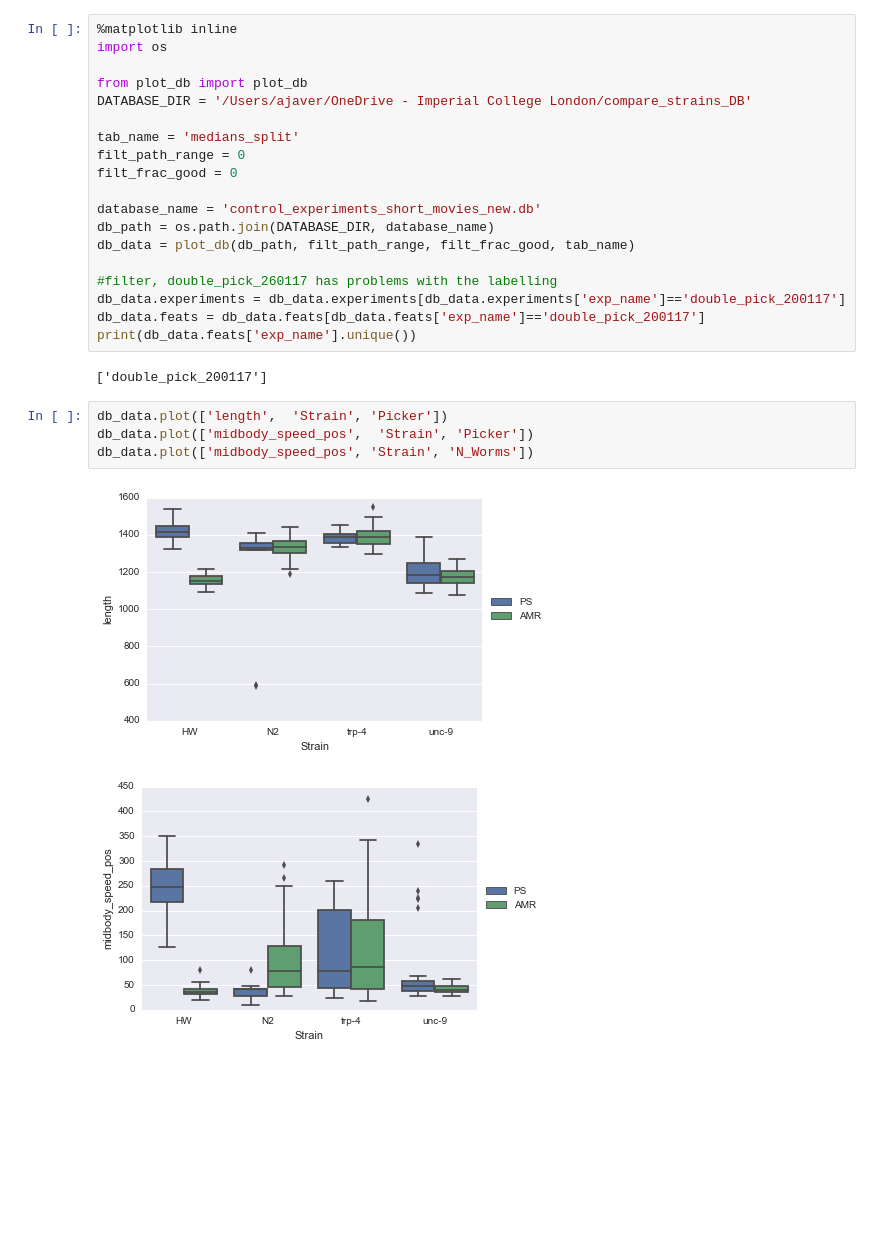
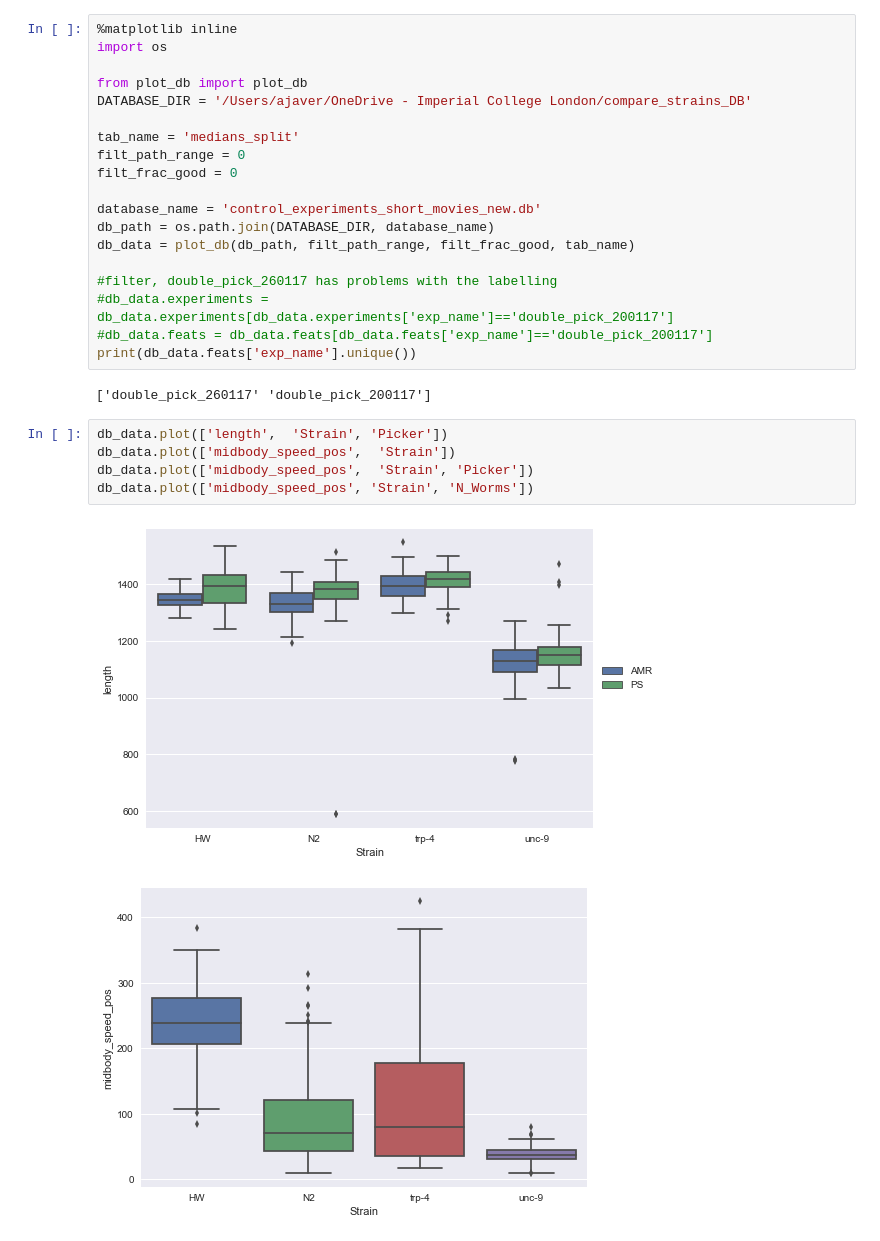
Before and after one commit to ImperialCollegeLondon/process-rig-data, a Jupyter notebook: result_plots/short_movies_new.ipynb, the cells around one changed output. Cells and saved outputs as stored; diff of their text form; blank space fills up the shorter version.

```diff
--- a/result_plots/short_movies_new.ipynb
+++ b/result_plots/short_movies_new.ipynb
@@ -14,15 +14,16 @@ db_path = os.path.join(DATABASE_DIR, database_name)
 db_data = plot_db(db_path, filt_path_range, filt_frac_good, tab_name)
 
 #filter, double_pick_260117 has problems with the labelling
-db_data.experiments = db_data.experiments[db_data.experiments['exp_name']=='double_pick_200117']
-db_data.feats = db_data.feats[db_data.feats['exp_name']=='double_pick_200117']
+#db_data.experiments = db_data.experiments[db_data.experiments['exp_name']=='double_pick_200117']
+#db_data.feats = db_data.feats[db_data.feats['exp_name']=='double_pick_200117']
 print(db_data.feats['exp_name'].unique())
 # %% [output]
-['double_pick_200117']
+['double_pick_260117' 'double_pick_200117']
 # %%
 db_data.plot(['length',  'Strain', 'Picker'])
+db_data.plot(['midbody_speed_pos',  'Strain'])
 db_data.plot(['midbody_speed_pos',  'Strain', 'Picker'])
 db_data.plot(['midbody_speed_pos', 'Strain', 'N_Worms'])
 # %% [output]
-[figure, old version]
+[figure, new version]
-[figure, old version]
+[figure, new version]
```
Also changed, not shown: parts of 2 cells of this notebook, 4 other files.
